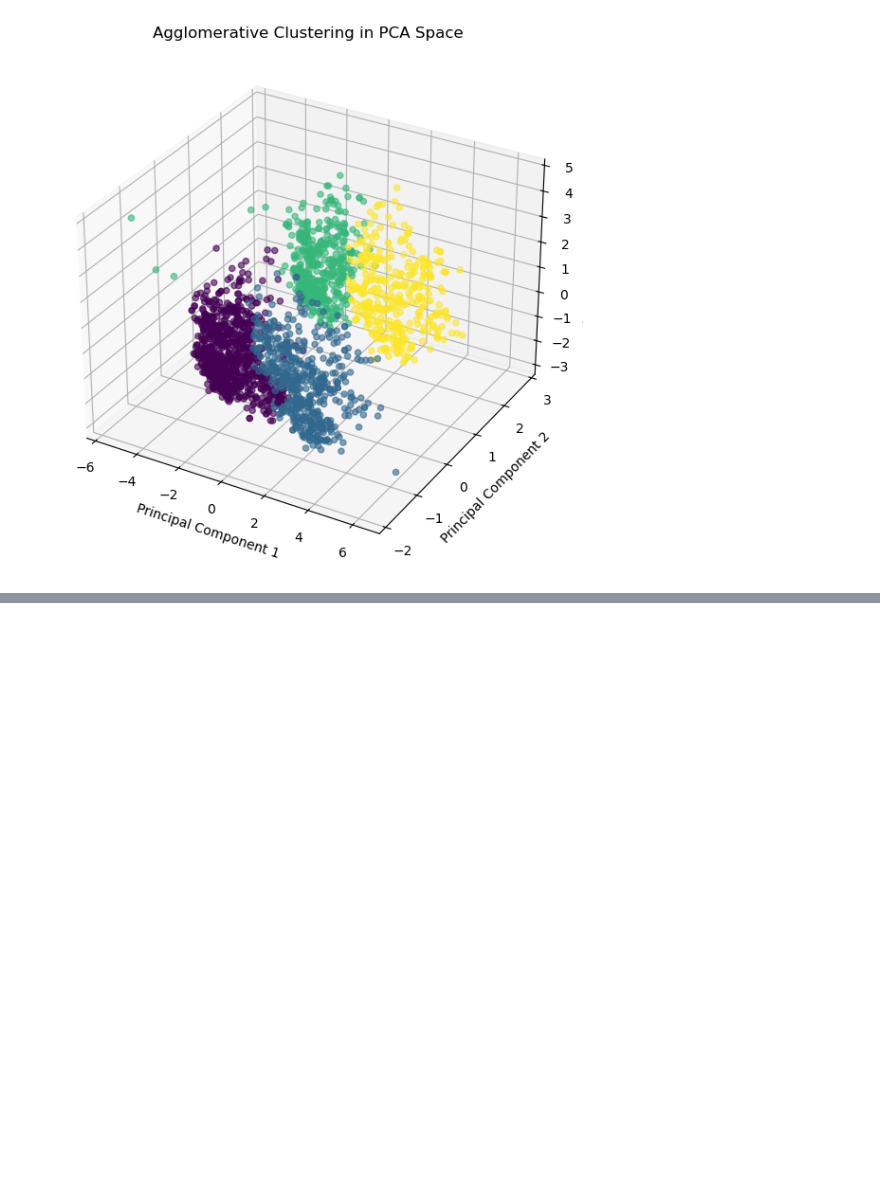
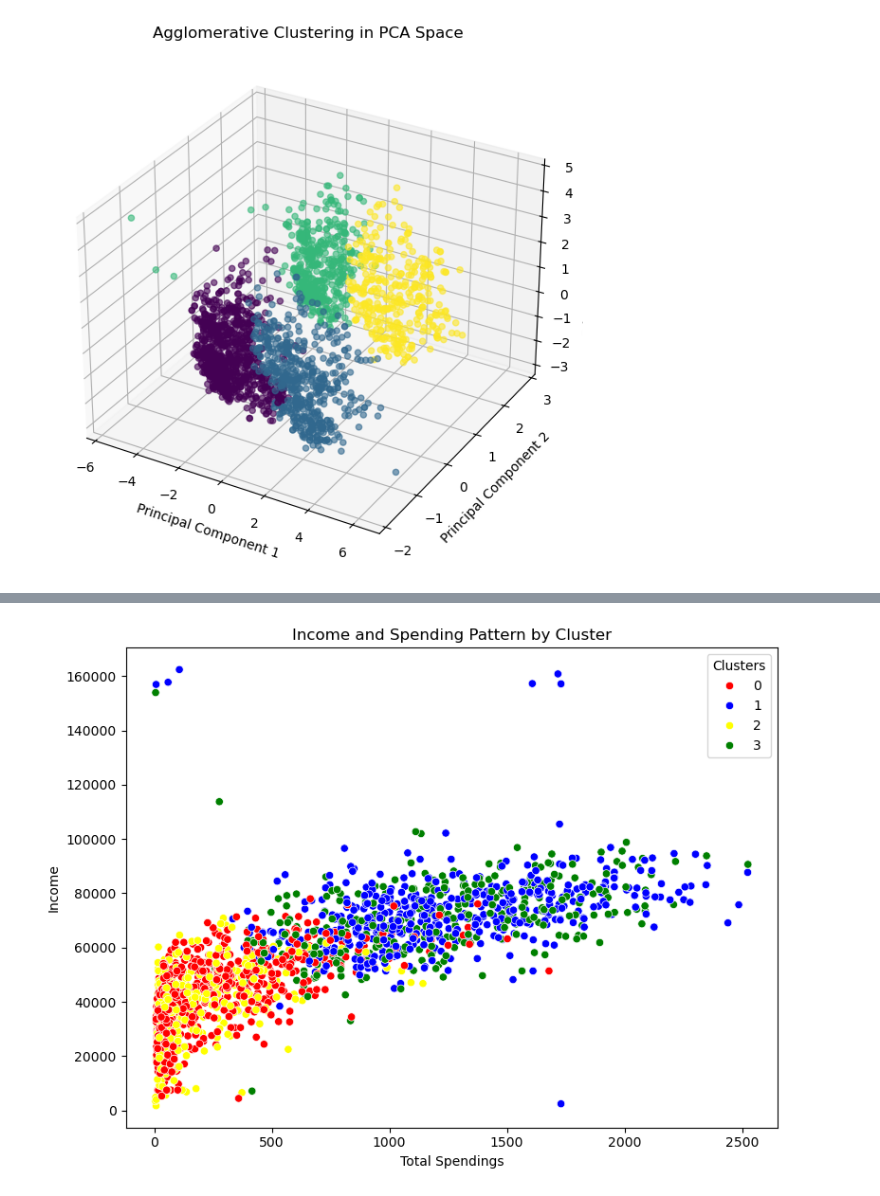
Before and after one commit to yashpal0502/SmartCart-Clustering-System, a Jupyter notebook: notebooks/01 - data_preprocessing.ipynb, the cells around one changed output, grey strips where cells are left out. Cells and saved outputs as stored; diff of their text form; code cells hidden in the pictures; blank space fills up the shorter version.

```diff
--- a/notebooks/01 - data_preprocessing.ipynb
+++ b/notebooks/01 - data_preprocessing.ipynb
@@ -615,0 +666,28 @@ plt.show()
+# %%
+# Income and Spending Pattern
+
+plt.figure(figsize=(8, 6))
+
+sns.scatterplot(
+    data=cleaned_df,
+    x="Total_Spendings",
+    y="Income",
+    hue="Clusters",
+    palette=["red", "blue", "yellow", "green"]
+)
+
+plt.xlabel("Total Spendings")
+plt.ylabel("Income")
+plt.title("Income and Spending Pattern by Cluster")
+
+plt.tight_layout()
+
+plt.savefig(
+    "../visualizations/clustering/income_spending_pattern.png",
+    dpi=150,
+    bbox_inches="tight"
+)
+
+plt.show()
+# %% [output]
+[figure, added]
```
Also changed, not shown: parts of 10 cells of this notebook, 2 other files.
